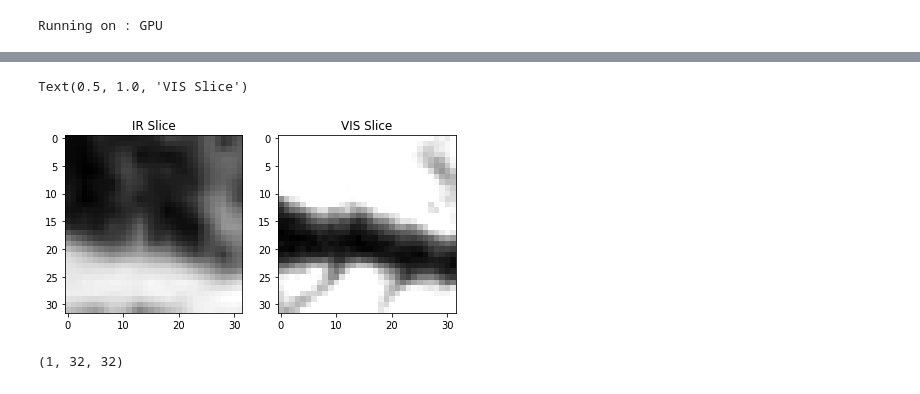
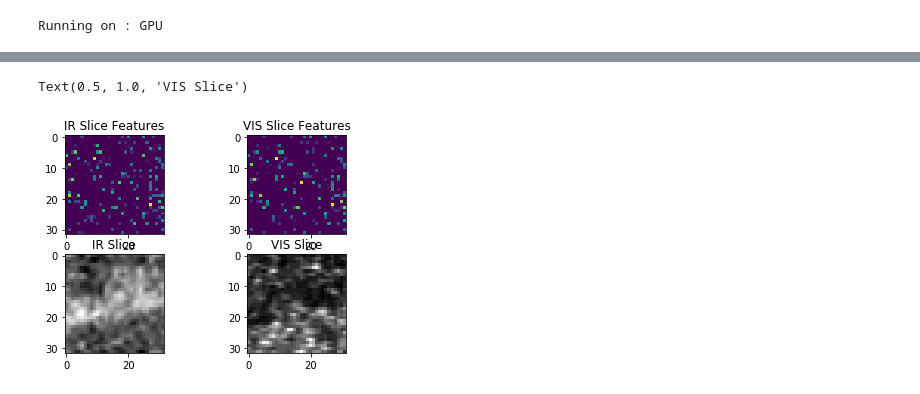
Before and after one commit to ParthikB/siamese, a Jupyter notebook: siamese_paper.ipynb, the cells around one changed output, grey strips where cells are left out. Saved outputs shown, nothing was run; the diff lists cells and outputs as text; code cells hidden in the pictures.

```diff
--- a/siamese_paper.ipynb
+++ b/siamese_paper.ipynb
@@ -262,3 +266,0 @@ sns.heatmap(map)
-# %%
-for i in range(100):
-  print(round(map[0][i], 2), end=' | ')
@@ -316,3 +357,0 @@ def get_slice_list(img, slice_size):
-# %%
-ir_slices  = get_slice_list(ir, 32)
-vis_slices = get_slice_list(vis, 32)
@@ -321,0 +358,12 @@ Total Slices : 432
+# %%
+# Creating the slice dataset to be fed into the Network
+def create_slice_dataset(slice_type):
+  slice_dataset = []
+  for data in slice_type:
+    slice = torch.Tensor(np.expand_dims(data, 0))
+    slice_dataset.append([slice, 'null'])
+
+  return slice_dataset
+
+ir_dataset  = create_slice_dataset(ir_slices)
+vis_dataset = create_slice_dataset(vis_slices)
@@ -322,19 +388,21 @@ Total Slices : 432
 # %%
-SLICE_NUMBER = 10
+SLICE_NUMBER = 200
 
-plt.figure(figsize=(7, 7))
+plt.subplot(2, 2, 1)
+plt.imshow(ir_slice_sm[SLICE_NUMBER].reshape(32, 32))
+plt.title('IR Slice Features')
 
-plt.subplot(1, 2, 1)
+plt.subplot(2, 2, 2)
+plt.imshow(vis_slice_sm[SLICE_NUMBER].reshape(32, 32))
+plt.title('VIS Slice Features')
+
+plt.subplot(2, 2, 3)
 plt.imshow(ir_slices[SLICE_NUMBER], cmap='gray')
 plt.title('IR Slice')
 
-plt.subplot(1, 2, 2)
+plt.subplot(2, 2, 4)
 plt.imshow(vis_slices[SLICE_NUMBER], cmap='gray')
 plt.title('VIS Slice')
 # %% [output]
 Text(0.5, 1.0, 'VIS Slice')
-[figure, old version]
+[figure, new version]
-# %%
-np.expand_dims(ir_slices[0], 0).shape
-# %% [output]
-(1, 32, 32)
```
Also changed, not shown: parts of 25 cells of this notebook.
